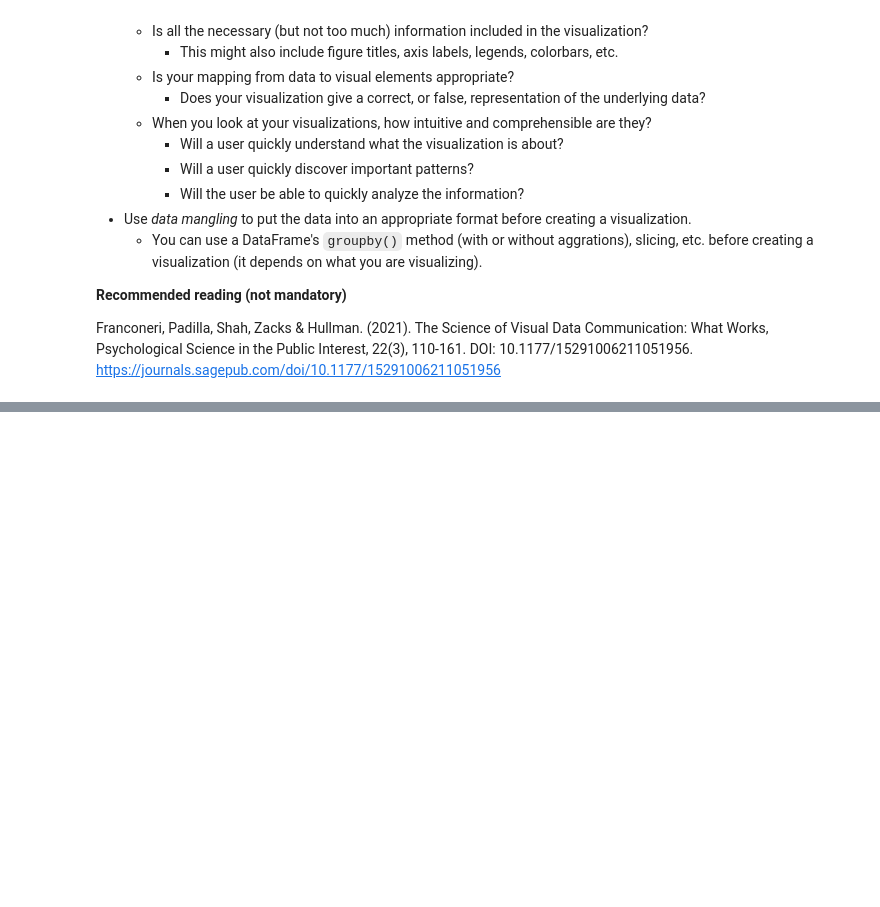
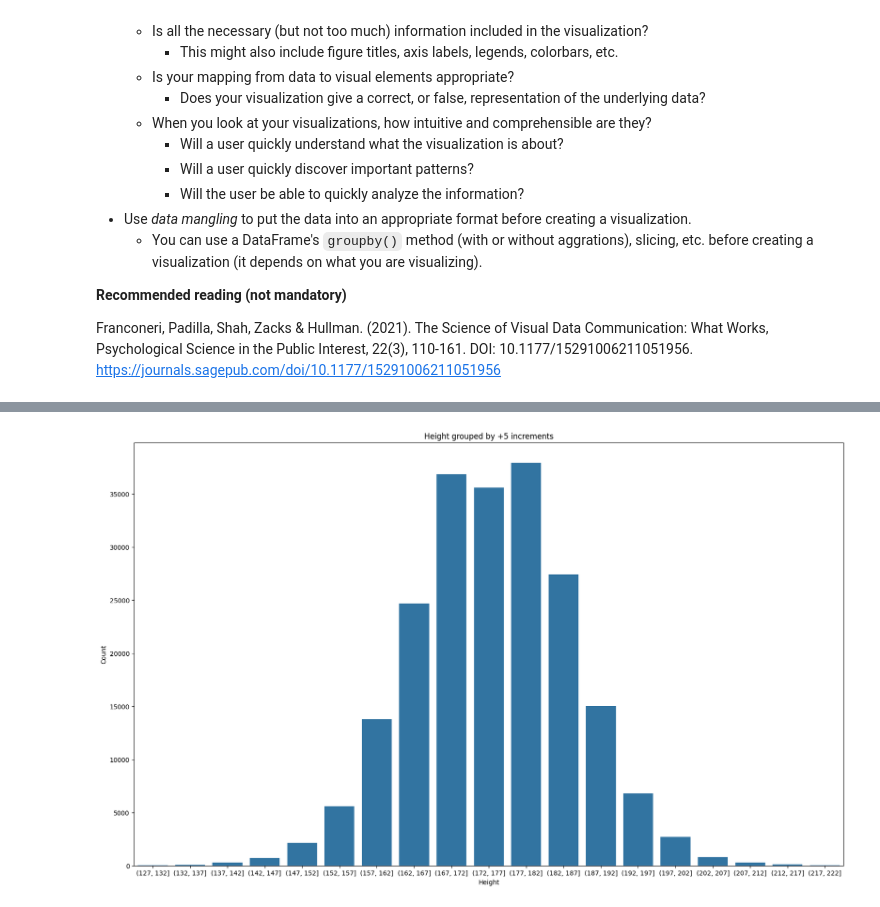
Before and after one commit to llllyyyynnnn/DataVisualisationProject, a Jupyter notebook: assignment/assignment.ipynb, the cells around one changed output, grey strips where cells are left out. Saved outputs shown, nothing was run; the diff lists cells and outputs as text; code cells hidden in the pictures; blank space fills up the shorter version.

```diff
--- a/assignment/assignment.ipynb
+++ b/assignment/assignment.ipynb
@@ -755,6 +774,25 @@ Create a visualization showing the athlete Height distribution (counts, frequenc
 </details>
 # %%
 # TODO: Write your code here to visualize the distribution of athlete Height.
+
+import matplotlib.pyplot as plt
+import seaborn as sns
+
+valueIncrement = 5
+
+heightRange = list(range(int(df['Height'].min()), int(df['Height'].max()), valueIncrement))
+
+df['HeightGrouped'] = pd.cut(df['Height'], bins=heightRange)
+plt.figure(figsize=(20, 12))
+
+ax = sns.countplot(data=df, x='HeightGrouped')
+plt.title(f'Height grouped by +{valueIncrement} increments')
+plt.xlabel('Height')
+plt.ylabel('Count')
+
+plt.show()
+# %% [output]
+[figure, added]
 # %% [markdown]
 ---
 ## Task 3.4 Visualize the Distribution of Athletes' Weight
```
Also changed, not shown: parts of 15 cells of this notebook.
